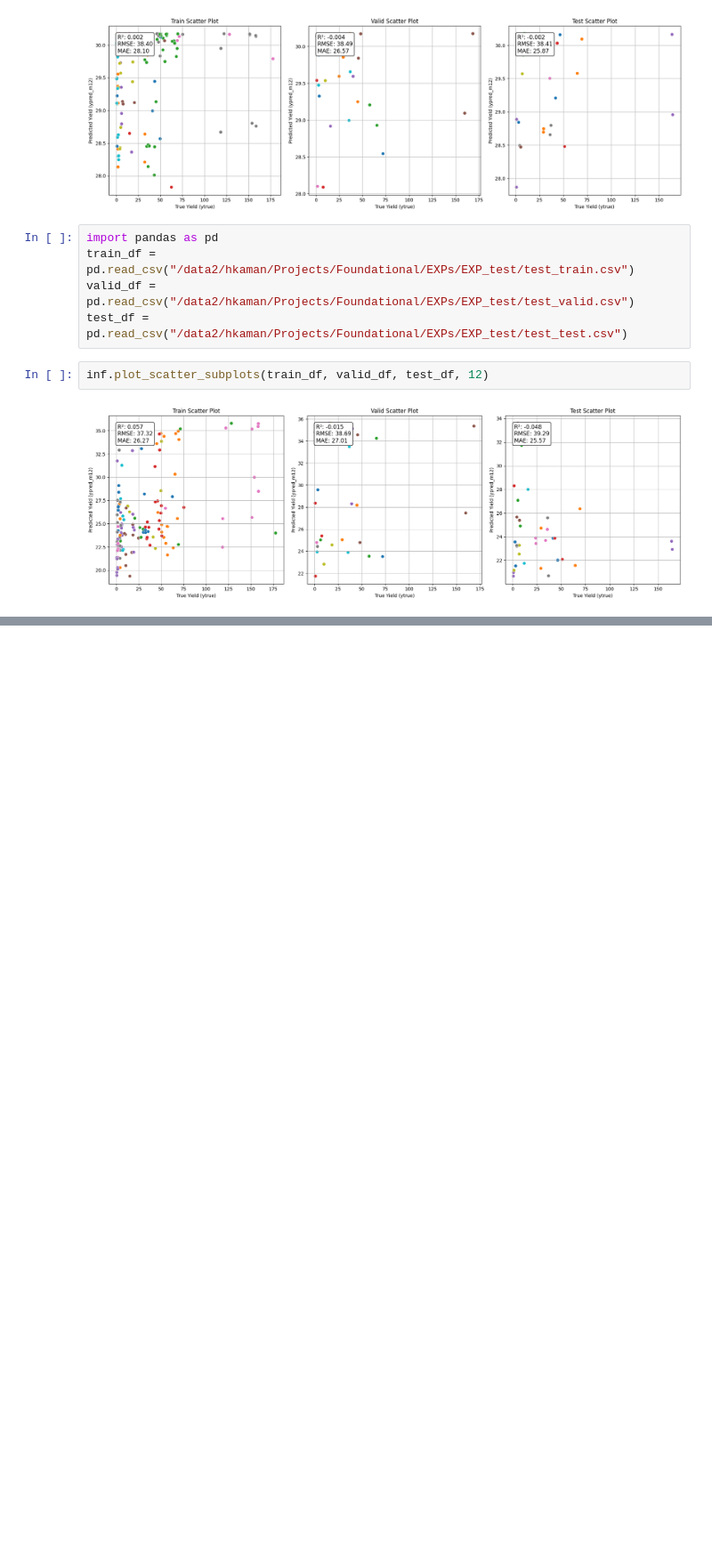
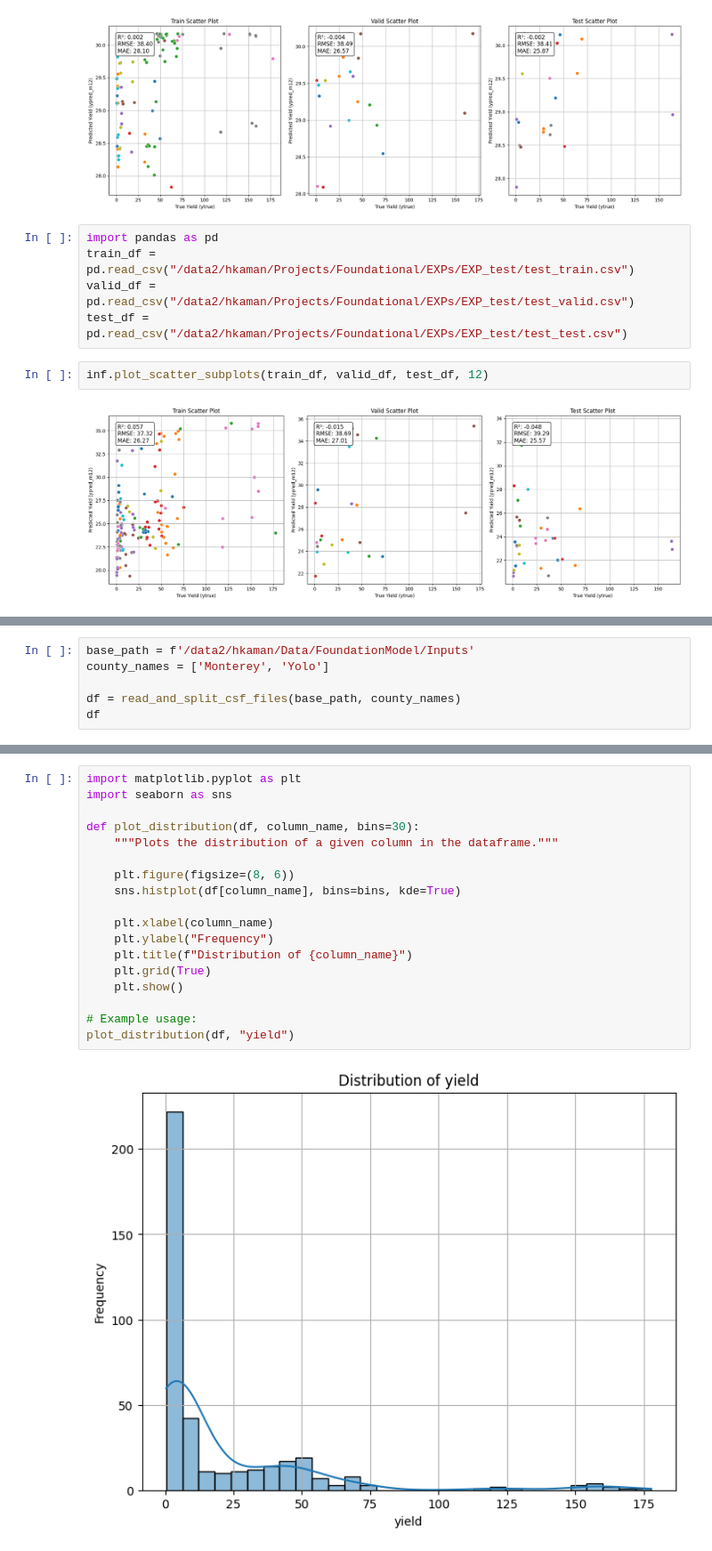
Before and after one commit to plant-ai-biophysics-lab/california-crop-yield-benchmark, a Jupyter notebook: Inference/pred.ipynb, the cells around one changed output, grey strips where cells are left out. Shown at 89% size. Cells and saved outputs as stored; diff of their text form; blank space fills up the shorter version.

```diff
--- a/Inference/pred.ipynb
+++ b/Inference/pred.ipynb
@@ -25,0 +69,6 @@ inf.plot_scatter_subplots(train_df, valid_df, test_df, 12)
+# %%
+base_path = f'/data2/hkaman/Data/FoundationModel/Inputs'
+county_names = ['Monterey', 'Yolo']
+
+df = read_and_split_csf_files(base_path, county_names)
+df
@@ -25,0 +116,20 @@ inf.plot_scatter_subplots(train_df, valid_df, test_df, 12)
+# %%
+import matplotlib.pyplot as plt
+import seaborn as sns
+
+def plot_distribution(df, column_name, bins=30):
+    """Plots the distribution of a given column in the dataframe."""
+
+    plt.figure(figsize=(8, 6))
+    sns.histplot(df[column_name], bins=bins, kde=True)
+
+    plt.xlabel(column_name)
+    plt.ylabel("Frequency")
+    plt.title(f"Distribution of {column_name}")
+    plt.grid(True)
+    plt.show()
+
+# Example usage:
+plot_distribution(df, "yield")
+# %% [output]
+[figure, added]
```
Also changed, not shown: parts of 7 cells of this notebook, 14 other files.
